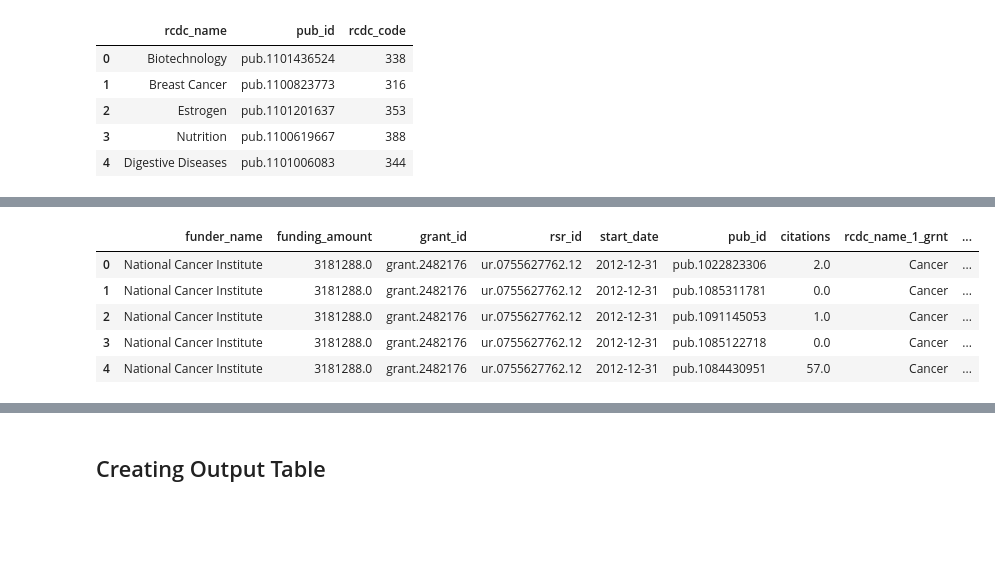
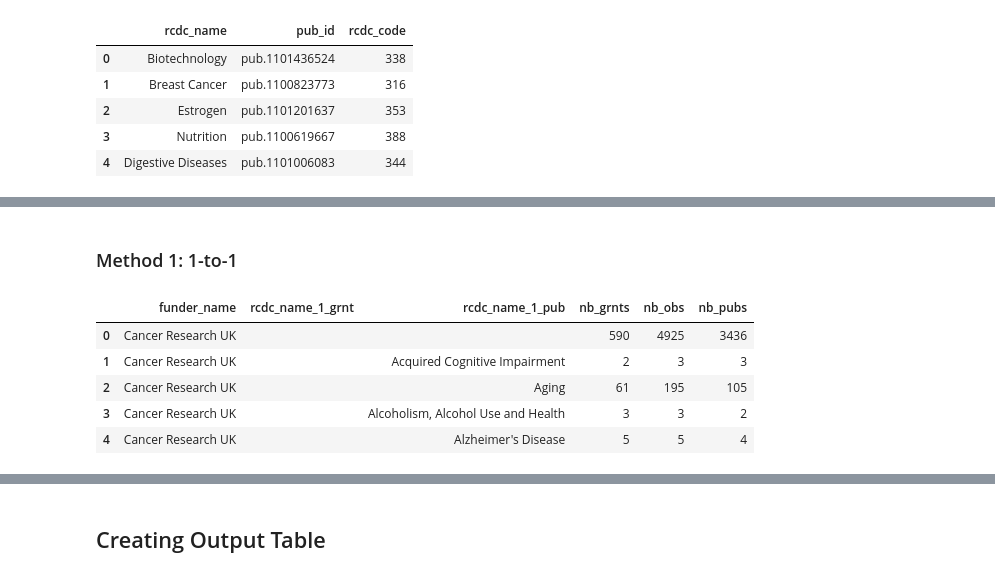
Before and after one commit to Coleridge-Initiative/helios, a Jupyter notebook: scripts/comparison_analysis.ipynb, the cells around one changed output, grey strips where cells are left out. Saved outputs shown, nothing was run; the diff lists cells and outputs as text; code cells hidden in the pictures; blank space fills up the shorter version.

```diff
--- a/scripts/comparison_analysis.ipynb
+++ b/scripts/comparison_analysis.ipynb
@@ -690,19 +696,37 @@ pubs_mrg = pd.merge(funded_grnts, pubs, how='left', on='rsr_id', suffixes=('', '
 pubs_mrg = pubs_mrg[(abs(pubs_mrg['date']-pubs_mrg['start_date'])/timedelta(days=365)<=5)
                     & (pubs_mrg['date']>pubs_mrg['start_date'])].reset_index(drop=True)
 pubs_mrg = pd.merge(funded_grnts_info, pubs_mrg, how='left', on=grnt_cols)
+# %% [markdown]
+### Method 1: 1-to-1
 # %%
 cols = ['funder_name', 'funding_amount', 'grant_id', 'rsr_id', 'start_date', 'pub_id', 'citations']
-rcdc_1_comp = pubs_mrg[cols].copy()
+rcdc_comp = pubs_mrg[cols].copy()
 # %%
-rcdc_1_comp = pd.merge(rcdc_1_comp, funded_grnt_rcdc_1, how='left', on='grant_id', suffixes=('', '_1_grnt'))
-rcdc_1_comp = pd.merge(rcdc_1_comp, pub_rcdc_1, how='left', on='pub_id', suffixes=('', '_1_pub'))
-rcdc_1_comp.rename(columns={'rcdc_name': 'rcdc_name_1_grnt', 'rcdc_code': 'rcdc_code_1_grnt'}, inplace=True)
+rcdc_comp = pd.merge(rcdc_comp, funded_grnt_rcdc_1, how='left', on='grant_id', suffixes=('', '_1_grnt'))
+rcdc_comp = pd.merge(rcdc_comp, pub_rcdc_1, how='left', on='pub_id', suffixes=('', '_1_pub'))
+rcdc_comp.rename(columns={'rcdc_name': 'rcdc_name_1_grnt', 'rcdc_code': 'rcdc_code_1_grnt'}, inplace=True)
+# %%
+# Get rid or ignore Null Values?
+process = 'ignore' # or 'get_rid'
+if process == 'get_rid':
+    rcdc_comp = rcdc_1_comp[(rcdc_comp['rcdc_name_1_grnt'].notnull())&(rcdc_comp['rcdc_name_1_pub'].notnull())]
+elif process == 'ignore':
+    rcdc_comp['rcdc_name_1_grnt'] = rcdc_comp['rcdc_name_1_grnt'].fillna('')
+    rcdc_comp['rcdc_name_1_pub'] = rcdc_comp['rcdc_name_1_pub'].fillna('')
+else:
+    print("Don't forget to choose !")
+# %%
+rcdc_comp_agency = rcdc_comp.groupby(['funder_name', 'rcdc_name_1_grnt', 'rcdc_name_1_pub'])
+rcdc_comp_agency = pd.DataFrame({'nb_obs': rcdc_comp_agency.size()
+                                   , 'nb_grnts': rcdc_comp_agency['grant_id'].nunique()
+                                   , 'nb_pubs': rcdc_comp_agency['pub_id'].nunique()
+                                  }).reset_index()
 # %%
-rcdc_1_comp.head()
+rcdc_comp_agency.head()
 # %% [output]
-|  | funder_name | funding_amount | grant_id | rsr_id | start_date | pub_id | citations | rcdc_name_1_grnt | ... |
-| 0 | National Cancer Institute | 3181288.0 | grant.2482176 | ur.0755627762.12 | 2012-12-31 | pub.1022823306 | 2.0 | Cancer | ... |
-| 1 | National Cancer Institute | 3181288.0 | grant.2482176 | ur.0755627762.12 | 2012-12-31 | pub.1085311781 | 0.0 | Cancer | ... |
-| 2 | National Cancer Institute | 3181288.0 | grant.2482176 | ur.0755627762.12 | 2012-12-31 | pub.1091145053 | 1.0 | Cancer | ... |
-| 3 | National Cancer Institute | 3181288.0 | grant.2482176 | ur.0755627762.12 | 2012-12-31 | pub.1085122718 | 0.0 | Cancer | ... |
-| 4 | National Cancer Institute | 3181288.0 | grant.2482176 | ur.0755627762.12 | 2012-12-31 | pub.1084430951 | 57.0 | Cancer | ... |
+|  | funder_name | rcdc_name_1_grnt | rcdc_name_1_pub | nb_grnts | nb_obs | nb_pubs |
+| 0 | Cancer Research UK |  |  | 590 | 4925 | 3436 |
+| 1 | Cancer Research UK |  | Acquired Cognitive Impairment | 2 | 3 | 3 |
+| 2 | Cancer Research UK |  | Aging | 61 | 195 | 105 |
+| 3 | Cancer Research UK |  | Alcoholism, Alcohol Use and Health | 3 | 3 | 2 |
+| 4 | Cancer Research UK |  | Alzheimer's Disease | 5 | 5 | 4 |
```
Also changed, not shown: parts of 29 cells of this notebook, 7 other files.
